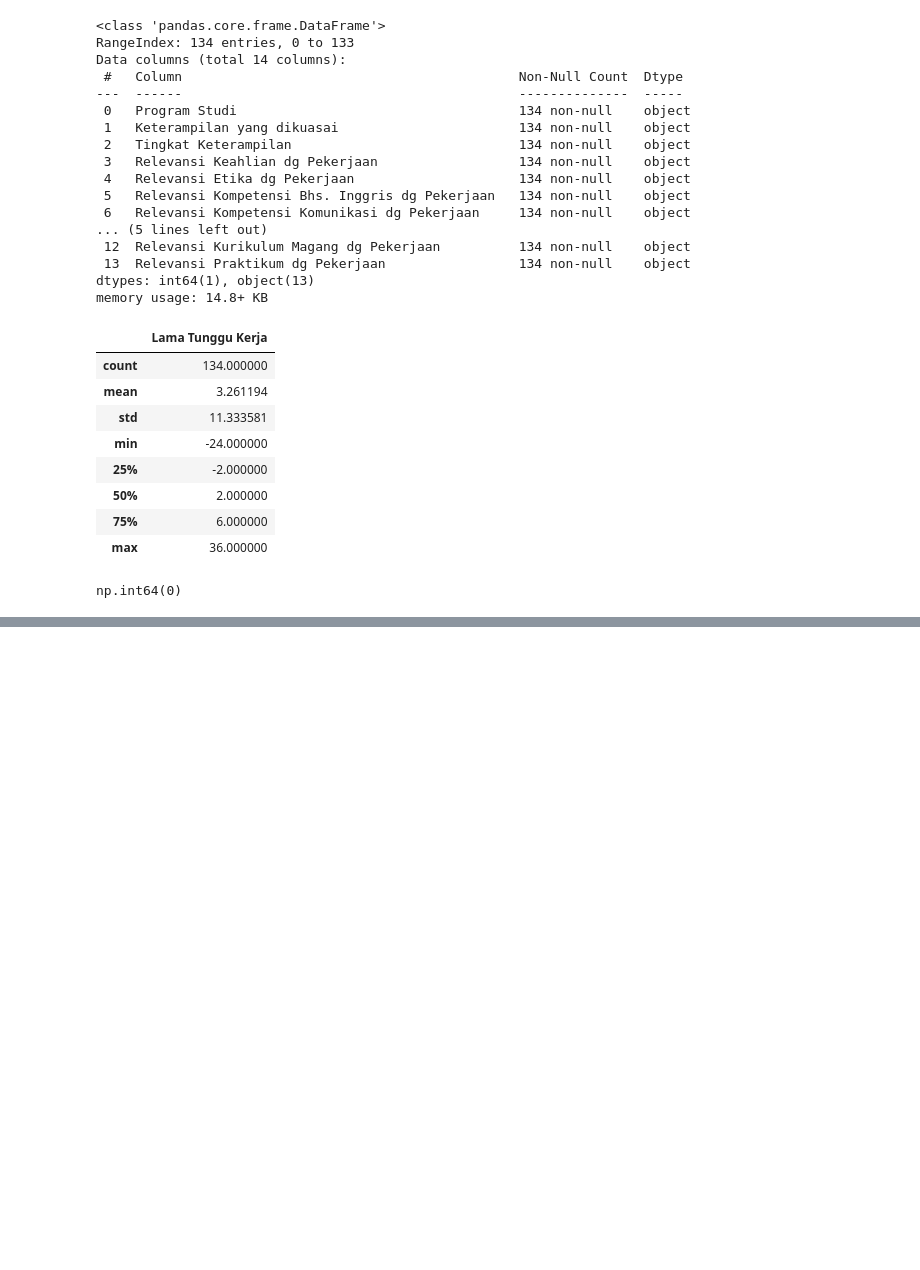
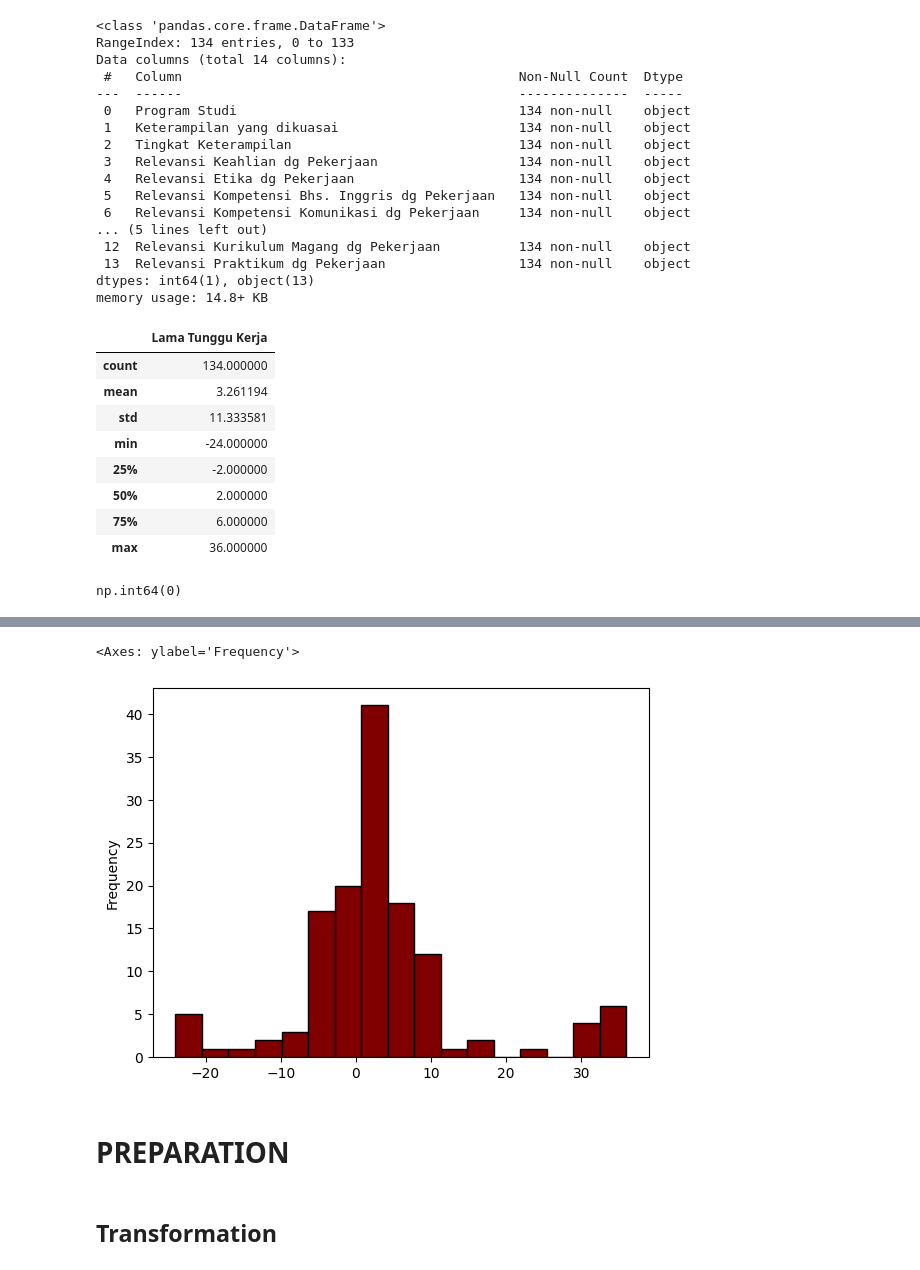
Before and after one commit to firarru/Project-Tracer-Study, a Jupyter notebook: Tracer_Study.ipynb, the cells around one changed output, grey strips where cells are left out. Cells and saved outputs as stored; diff of their text form; code cells hidden in the pictures; blank space fills up the shorter version.

```diff
--- a/Tracer_Study.ipynb
+++ b/Tracer_Study.ipynb
@@ -74,0 +81,9 @@ IndexError: index 12 is out of bounds for axis 0 with size 12
+# %%
+df['Lama Tunggu Kerja'].plot(kind='hist', bins=17, color='maroon', edgecolor='black')
+# %% [output]
+<Axes: ylabel='Frequency'>
+[figure, added]
+# %% [markdown]
+# **PREPARATION**
+# %% [markdown]
+## Transformation
```
Also changed, not shown: parts of 10 cells of this notebook.
